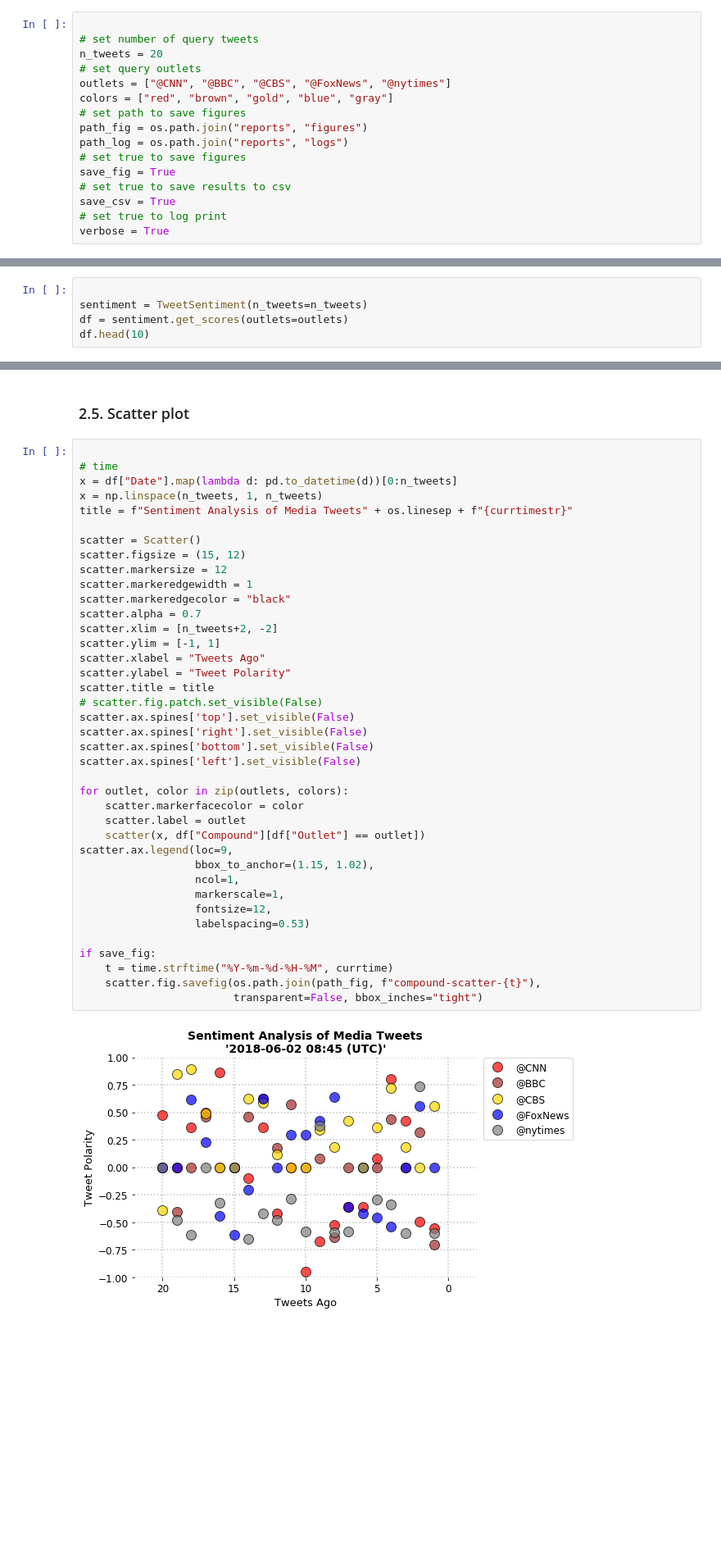
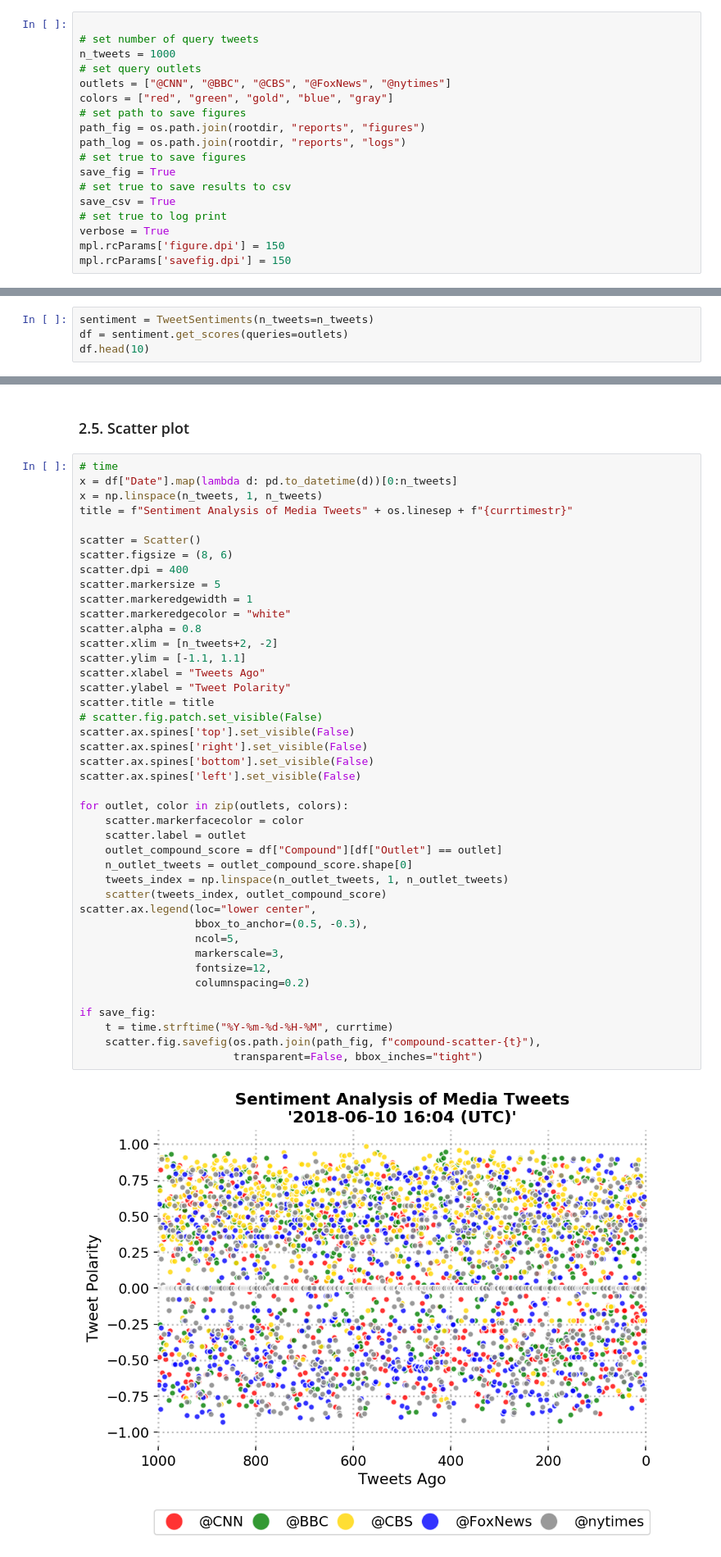
Before and after one commit to aidin-zadeh/newssentiment, a Jupyter notebook: notebooks/0.0-newssentiment-main.ipynb, the cells around one changed output, grey strips where cells are left out. Shown at 82% size. Drawn from its saved outputs; the diff is of its cells as text; blank space fills up the shorter version.

```diff
--- a/notebooks/0.0-newssentiment-main.ipynb
+++ b/notebooks/0.0-newssentiment-main.ipynb
@@ -25,19 +28,21 @@ rootdir = os.path.dirname(currdir)
 # %%
 
 # set number of query tweets
-n_tweets = 20
+n_tweets = 1000
 # set query outlets
 outlets = ["@CNN", "@BBC", "@CBS", "@FoxNews", "@nytimes"]
-colors = ["red", "brown", "gold", "blue", "gray"]
+colors = ["red", "green", "gold", "blue", "gray"]
 # set path to save figures
-path_fig = os.path.join("reports", "figures")
-path_log = os.path.join("reports", "logs")
+path_fig = os.path.join(rootdir, "reports", "figures")
+path_log = os.path.join(rootdir, "reports", "logs")
 # set true to save figures
 save_fig = True
 # set true to save results to csv
 save_csv = True
 # set true to log print
 verbose = True
+mpl.rcParams['figure.dpi'] = 150
+mpl.rcParams['savefig.dpi'] = 150
 # %%
 # get/format current time
 currtime = time.gmtime()
@@ -46,9 +51,8 @@ currtimestr = time.strftime("'%Y-%m-%d %H:%M (UTC)'", currtime)
 
 ###  2.3. Get media tweets sentiments
 # %%
-
-sentiment = TweetSentiment(n_tweets=n_tweets)
-df = sentiment.get_scores(outlets=outlets)
+sentiment = TweetSentiments(n_tweets=n_tweets)
+df = sentiment.get_scores(queries=outlets)
 df.head(10)
 # %% [output]
 |  | Outlet | Date | Positive | Negative | Neutral | Compound | Tweets Ago |
@@ -74,46 +81,49 @@ if save_csv:
 
 ### 2.5. Scatter plot
 # %%
-
 # time
 x = df["Date"].map(lambda d: pd.to_datetime(d))[0:n_tweets]
 x = np.linspace(n_tweets, 1, n_tweets)
 title = f"Sentiment Analysis of Media Tweets" + os.linesep + f"{currtimestr}"
 
 scatter = Scatter()
-scatter.figsize = (15, 12)
-scatter.markersize = 12
+scatter.figsize = (8, 6)
+scatter.dpi = 400
+scatter.markersize = 5
 scatter.markeredgewidth = 1
-scatter.markeredgecolor = "black"
-scatter.alpha = 0.7
+scatter.markeredgecolor = "white"
+scatter.alpha = 0.8
 scatter.xlim = [n_tweets+2, -2]
-scatter.ylim = [-1, 1]
+scatter.ylim = [-1.1, 1.1]
 scatter.xlabel = "Tweets Ago"
 scatter.ylabel = "Tweet Polarity"
 scatter.title = title
 # scatter.fig.patch.set_visible(False)
 scatter.ax.spines['top'].set_visible(False)
 scatter.ax.spines['right'].set_visible(False)
 scatter.ax.spines['bottom'].set_visible(False)
 scatter.ax.spines['left'].set_visible(False)
 
 for outlet, color in zip(outlets, colors):
     scatter.markerfacecolor = color
     scatter.label = outlet
-    scatter(x, df["Compound"][df["Outlet"] == outlet])
-scatter.ax.legend(loc=9,
-                  bbox_to_anchor=(1.15, 1.02),
-                  ncol=1,
-                  markerscale=1,
+    outlet_compound_score = df["Compound"][df["Outlet"] == outlet]
+    n_outlet_tweets = outlet_compound_score.shape[0]
+    tweets_index = np.linspace(n_outlet_tweets, 1, n_outlet_tweets)
+    scatter(tweets_index, outlet_compound_score)
+scatter.ax.legend(loc="lower center",
+                  bbox_to_anchor=(0.5, -0.3),
+                  ncol=5,
+                  markerscale=3,
                   fontsize=12,
-                  labelspacing=0.53)
+                  columnspacing=0.2)
 
 if save_fig:
     t = time.strftime("%Y-%m-%d-%H-%M", currtime)
     scatter.fig.savefig(os.path.join(path_fig, f"compound-scatter-{t}"),
                         transparent=False, bbox_inches="tight")
 # %% [output]
-[figure, old version]
+[figure, new version]
 # %% [markdown]
 ### 2.6. Overall sentiments
 # %%
```
Also changed, not shown: parts of 7 cells of this notebook, 17 other files.
